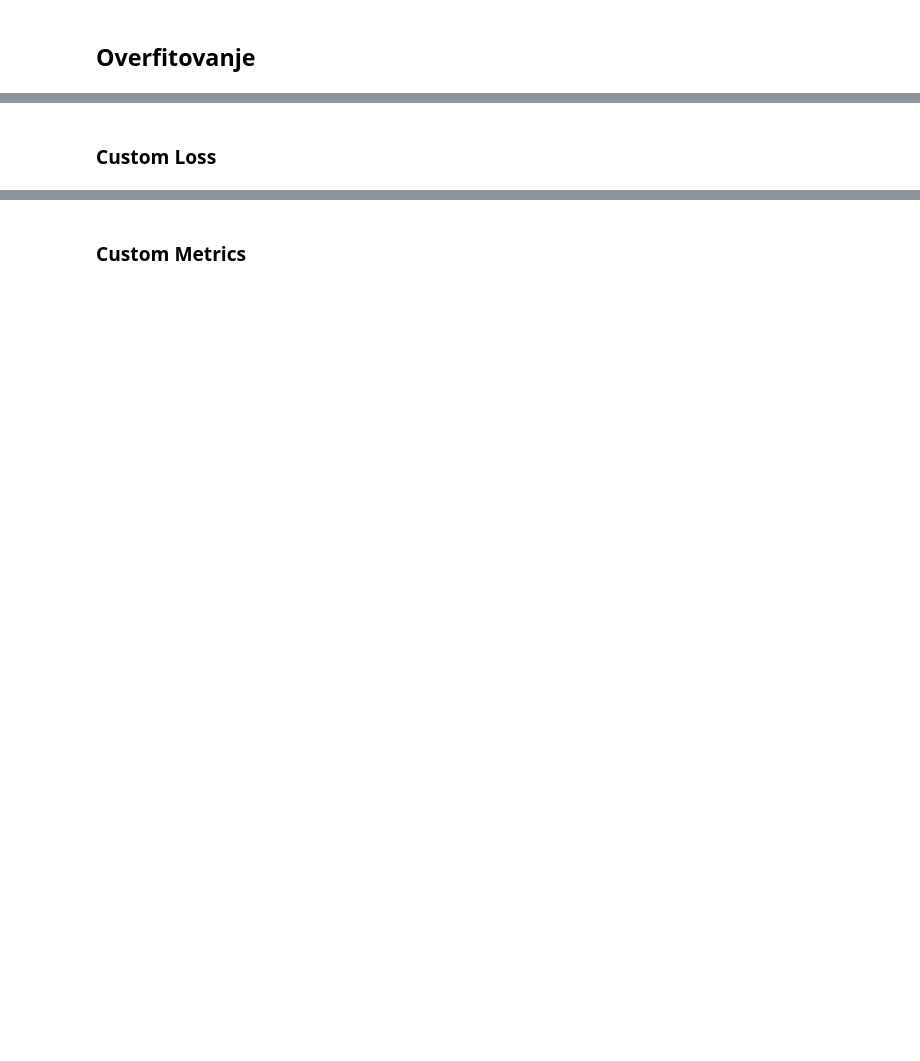
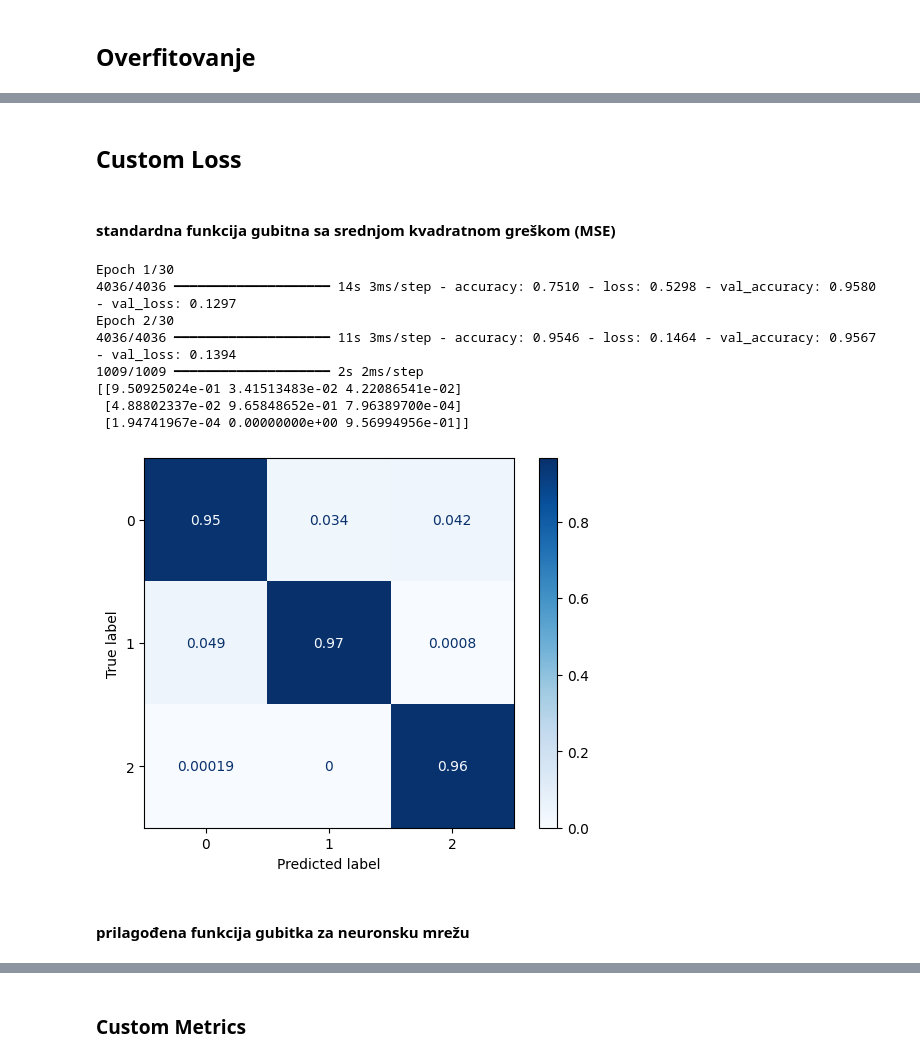
Before and after one commit to TeodoraSekulic/MASINSKO-projekat3, a Jupyter notebook: zvezde/novoP3.ipynb, the cells around one changed output, grey strips where cells are left out. Drawn from its saved outputs; the diff is of its cells as text; code cells hidden in the pictures; blank space fills up the shorter version.

```diff
--- a/zvezde/novoP3.ipynb
+++ b/zvezde/novoP3.ipynb
@@ -932,5 +934,39 @@ Epoch 6/50
 # %% [markdown]
-### Custom Loss
+## Custom Loss
+# %% [markdown]
+#### standardna funkcija gubitna sa srednjom kvadratnom greškom (MSE)
+# %%
+from tensorflow.keras.models import Sequential
+from tensorflow.keras.layers import Dense, Dropout
+from tensorflow.keras.losses import MeanSquaredError
+
+# Definicija modela
+model_standard = Sequential([
+    Dense(64, activation='relu', input_shape=(11,)),
+    Dropout(0.3),  # Dodavanje dropout sloja za regularizaciju
+    Dense(32, activation='relu'),
+    Dropout(0.3),  # Dodavanje dropout sloja za regularizaciju
+    Dense(16, activation='relu'),
+    Dense(3, activation='softmax')
+])
+
+# Kompajliranje modela sa standardnom srednjom kvadratnom greškom (MSE)
+model_standard.compile(loss='mean_squared_error', optimizer='adam', metrics=['accuracy'])
+
+# Treniranje modela
+hist_standard = my_fit_cb(dataframe_enc_stand, model_standard, callbacks=[earlystopping], epochs=30)
+# %% [output]
+Epoch 1/30
+4036/4036 ━━━━━━━━━━━━━━━━━━━━ 14s 3ms/step - accuracy: 0.7510 - loss: 0.5298 - val_accuracy: 0.9580 - val_loss: 0.1297
+Epoch 2/30
+4036/4036 ━━━━━━━━━━━━━━━━━━━━ 11s 3ms/step - accuracy: 0.9546 - loss: 0.1464 - val_accuracy: 0.9567 - val_loss: 0.1394
+1009/1009 ━━━━━━━━━━━━━━━━━━━━ 2s 2ms/step
+[[9.50925024e-01 3.41513483e-02 4.22086541e-02]
+ [4.88802337e-02 9.65848652e-01 7.96389700e-04]
+ [1.94741967e-04 0.00000000e+00 9.56994956e-01]]
+[figure, added]
+# %% [markdown]
+#### prilagođena funkcija gubitka za neuronsku mrežu
 # %%
 import keras.backend as K
 from tensorflow.keras.layers import Dense, Dropout
```
Also changed, not shown: parts of 24 cells of this notebook.
